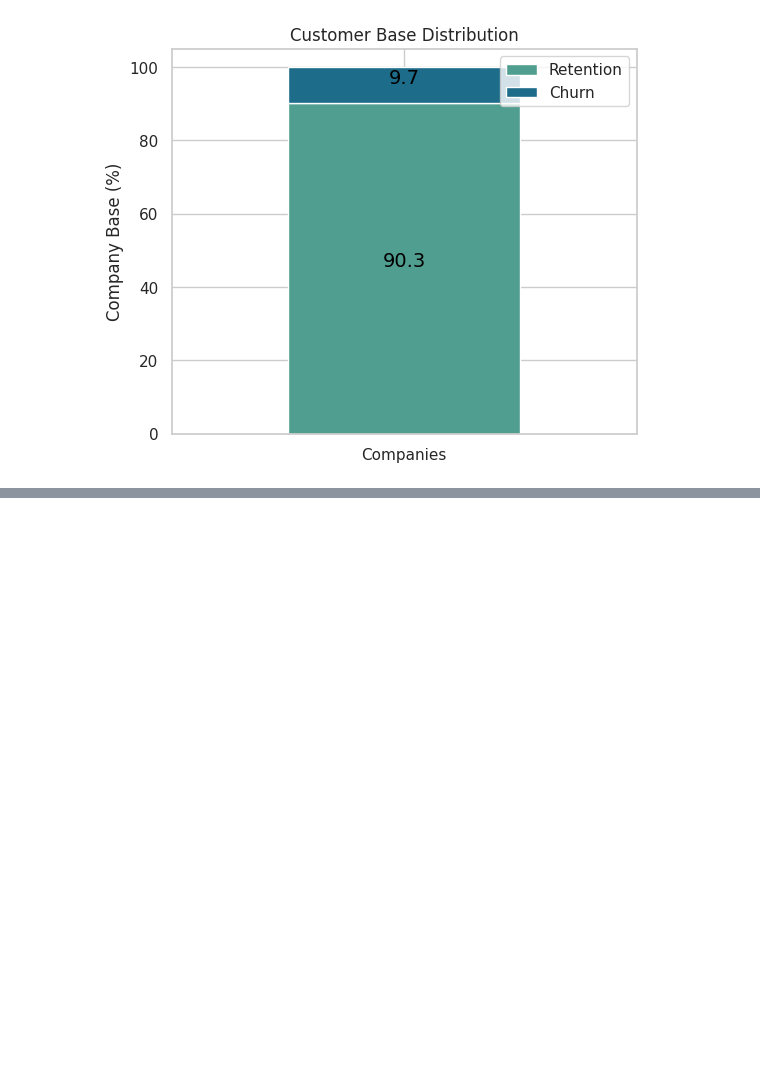
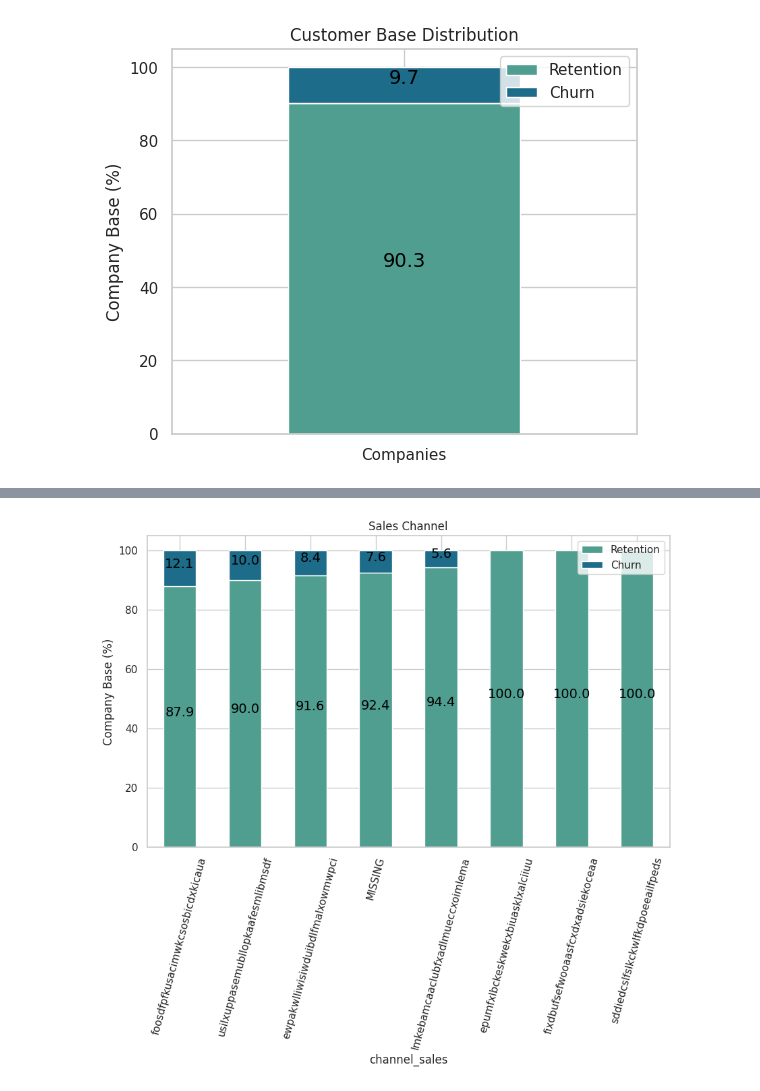
Before and after one commit to SurekhaBerlin/BCGX-Data-Science-Internship, a Jupyter notebook: BCGX_Data_Science_project.ipynb, the cells around one changed output, grey strips where cells are left out. Drawn from its saved outputs; the diff is of its cells as text; code cells hidden in the pictures; blank space fills up the shorter version.

```diff
--- a/BCGX_Data_Science_project.ipynb
+++ b/BCGX_Data_Science_project.ipynb
@@ -318,0 +347,51 @@ plt.show()
+# %%
+channel=client_df[['id', 'channel_sales', 'churn']]
+# %%
+channel = channel.groupby([channel['channel_sales'], channel['churn']])['id'].count().unstack(level=1).fillna(0)
+# %%
+channel_churn=(channel.div(channel.sum(axis=1),axis=0)*100).sort_values(by=[1],ascending=False)
+# %%
+# Set Seaborn style and color palette
+sns.set(style="whitegrid")
+colors = sns.color_palette("crest", n_colors=2)  # Get the crest palette with 2 colors
+
+# Plotting the bar chart with the crest color palette
+ax = channel_churn.plot(kind='bar', stacked=True, figsize=(10, 6), rot=75, color=colors)
+
+# Function to annotate stacked bars
+def annotate_stacked_bars(ax, pad=1.02, colour="black", textsize=13):
+    """
+    Add value annotations to the bars in a stacked bar chart.
+    """
+    for p in ax.patches:
+        value = p.get_height()
+        if value == 0:
+            continue
+        # Calculate annotation position
+        x = p.get_x() + p.get_width() / 2
+        y = p.get_y() + p.get_height() / 2
+        ax.annotate(
+            f'{value:.1f}',  # Format value with one decimal place
+            (x, y),
+            color=colour,
+            size=textsize,
+            ha='center',  # Horizontal alignment
+            va='center',  # Vertical alignment
+            xytext=(0, 5),  # Offset the text slightly
+            textcoords='offset points'
+        )
+
+# Annotate bars with percentages
+annotate_stacked_bars(ax, textsize=14)
+
+# Customize the legend
+plt.legend(['Retention', 'Churn'], loc='upper right')
+
+# Add title and labels
+plt.title('Sales Channel')
+plt.ylabel('Company Base (%)')
+
+# Show the plot
+plt.show()
+# %% [output]
+[figure, added]
```
Also changed, not shown: parts of 5 cells of this notebook.
